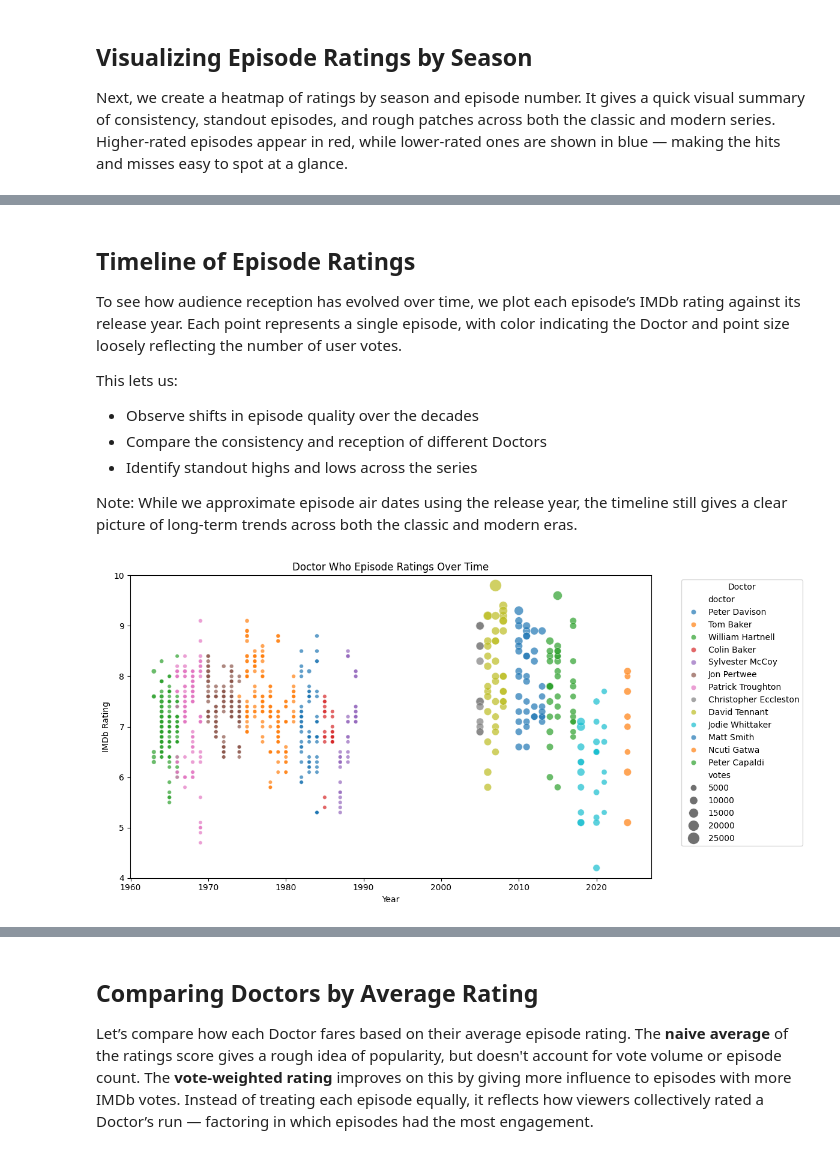
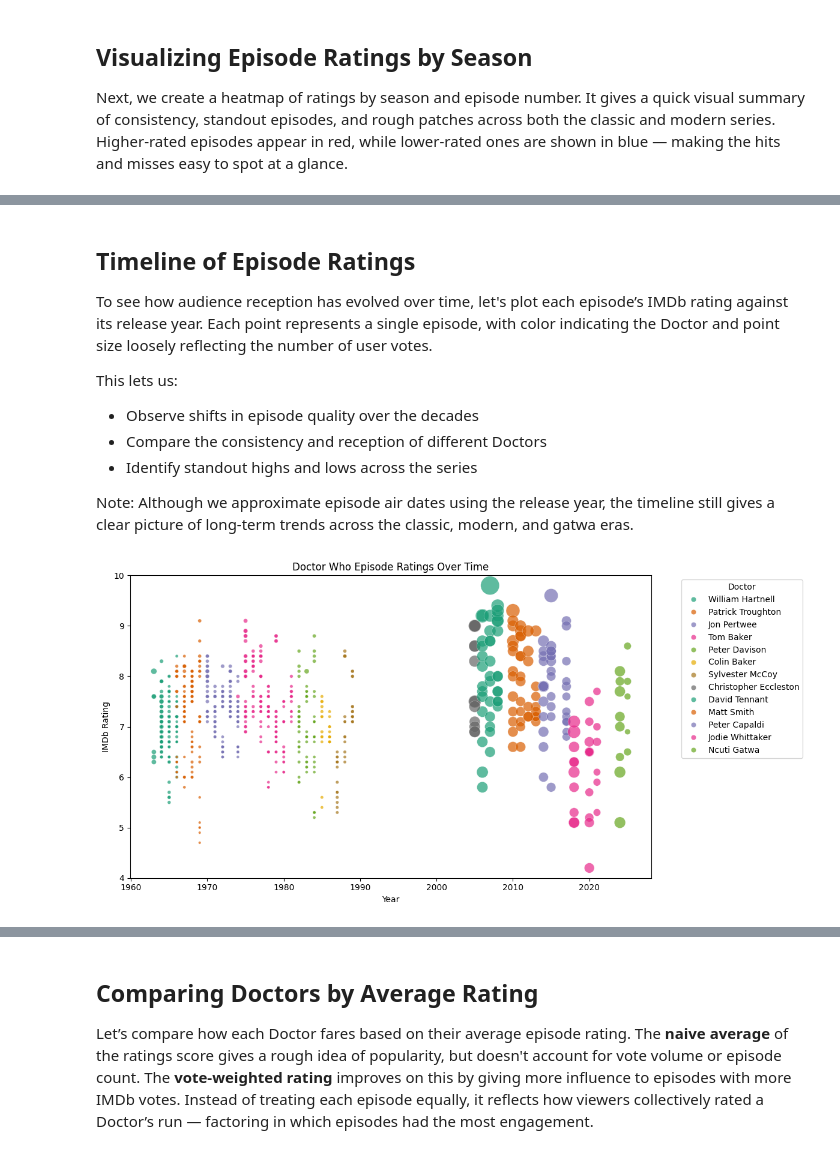
Before and after one commit to Mark-Bugden/doctor-who-imdb-analysis, a Jupyter notebook: doctor-who-imdb-analysis.ipynb, the cells around one changed output, grey strips where cells are left out. Cells and saved outputs as stored; diff of their text form; code cells hidden in the pictures.

```diff
--- a/doctor-who-imdb-analysis.ipynb
+++ b/doctor-who-imdb-analysis.ipynb
@@ -412,39 +464,52 @@ plt.show()
 # %% [markdown]
 ## Timeline of Episode Ratings
 
-To see how audience reception has evolved over time, we plot each episode’s IMDb rating against its release year. Each point represents a single episode, with color indicating the Doctor and point size loosely reflecting the number of user votes.
+To see how audience reception has evolved over time, let's plot each episode’s IMDb rating against its release year. Each point represents a single episode, with color indicating the Doctor and point size loosely reflecting the number of user votes.
 
 This lets us:
 - Observe shifts in episode quality over the decades
 - Compare the consistency and reception of different Doctors
 - Identify standout highs and lows across the series
 
-Note: While we approximate episode air dates using the release year, the timeline still gives a clear picture of long-term trends across both the classic and modern eras.
+Note: Although we approximate episode air dates using the release year, the timeline still gives a clear picture of long-term trends across the classic, modern, and gatwa eras.
 # %%
 episode_plot = episode_details.copy()
 episode_plot['votes'] = episode_plot['votes'].astype(int)
+
+palette = sns.color_palette("Dark2", episode_details["doctor"].nunique())
+
+
 
 plt.figure(figsize=(12, 6))
 scatter = sns.scatterplot(
     data=episode_plot,
     x='year',
     y='rating',
     hue='doctor',
     size='votes',
     alpha=0.7,
-    palette='tab10',  # Or use a custom palette if you want
-    sizes=(20, 200),  # Adjust min/max point size
+    palette=palette,
+    sizes=(10, 500),  # Adjust min/max point size
     legend='brief',
 )
+
+# Get current legend handles and labels
+handles, labels = scatter.get_legend_handles_labels()
+
+# Filter out size-related legend entries (those that aren't doctors)
+# You can do this more dynamically, but if "doctor" is categorical, this works well:
+doctor_labels = episode_plot['doctor'].unique().tolist()
+filtered = [(h, l) for h, l in zip(handles, labels) if l in doctor_labels]
+
+# Unpack and apply
+new_handles, new_labels = zip(*filtered)
+plt.legend(new_handles, new_labels, title='Doctor', bbox_to_anchor=(1.05, 1), loc='upper left')
 
 plt.title('Doctor Who Episode Ratings Over Time')
 plt.xlabel('Year')
 plt.ylabel('IMDb Rating')
 plt.ylim(4, 10)
-
-
-plt.legend(title='Doctor', bbox_to_anchor=(1.05, 1), loc='upper left')
 plt.tight_layout()
 plt.show()
 # %% [output]
-[figure, old version]
+[figure, new version]
```
Also changed, not shown: parts of 29 cells of this notebook, 1 other file.
